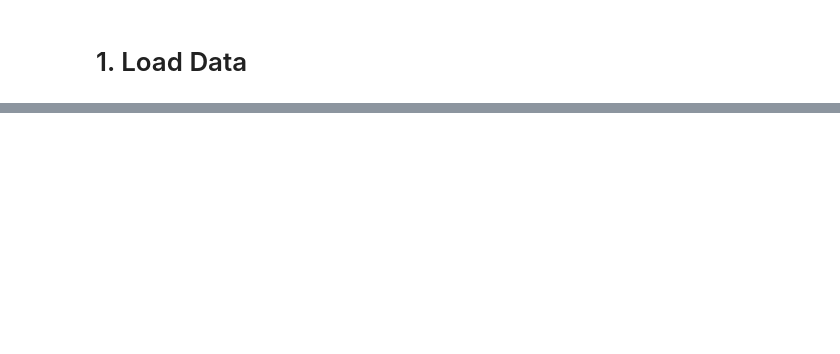
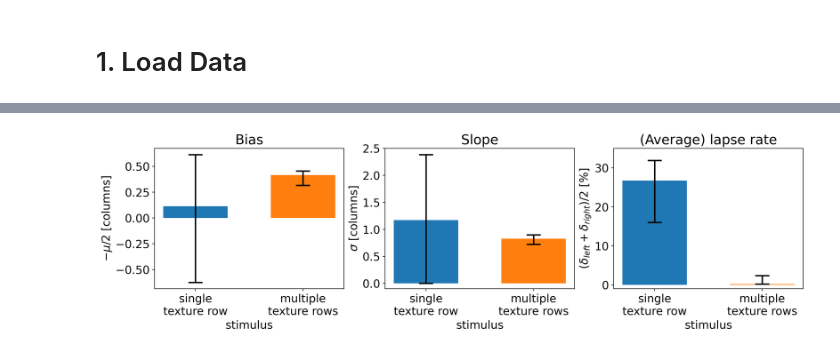
Before and after one commit to iakioh/V1SH_experiment, a Jupyter notebook: analysis/analysis_questplus.ipynb, the cells around one changed output, grey strips where cells are left out. Cells and saved outputs as stored; diff of their text form; code cells hidden in the pictures; blank space fills up the shorter version.

```diff
--- a/analysis/analysis_questplus.ipynb
+++ b/analysis/analysis_questplus.ipynb
@@ -398,0 +1394,43 @@ if save_results:
+# %%
+# plotting
+labels = ["single\ntexture row", "multiple\ntexture rows"]
+x = np.arange(len(labels))
+width = 0.6
+plt.rcParams.update({'font.size': 16})
+fig, axes = plt.subplots(1, 3, figsize=(14, 4), constrained_layout=True, dpi = 400)
+
+# Bias
+bias_mle = [-ML_results_2[1]['mean'][1] / 2, -ML_results_2[12]['mean'][1] / 2]
+bias_ci_lower = [abs(ML_results_2[1]['mean'][2] - ML_results_2[1]['mean'][0]) / 2, abs(ML_results_2[12]['mean'][2] - ML_results_2[12]['mean'][0]) / 2] # the mean upper CI is the bias lower CI
+bias_ci_upper = [abs(ML_results_2[1]['mean'][0] - ML_results_2[1]['mean'][1]) / 2, abs(ML_results_2[12]['mean'][0] - ML_results_2[12]['mean'][1]) / 2] # the mean lower CI is the mean lower CI
+axes[0].bar(x, bias_mle, width, color=['C0','C1'], yerr=[bias_ci_lower, bias_ci_upper], error_kw=dict(elinewidth=2, capthick=2, capsize=10))
+axes[0].set_xticks(x); axes[0].set_xticklabels(labels)
+axes[0].set_ylabel(r'$-\mu / 2$ [columns]')
+axes[0].set_xlabel("stimulus")
+axes[0].set_title('Bias')
+
+# Sensitivity
+sens_mle = [ML_results_2[1]['std'][1], ML_results_2[12]['std'][1]]
+sens_ci_lower = [abs(ML_results_2[1]['std'][0] - ML_results_2[1]['std'][1]), abs(ML_results_2[12]['std'][0] - ML_results_2[12]['std'][1])]
+sens_ci_upper = [abs(ML_results_2[1]['std'][2] - ML_results_2[1]['std'][1]), abs(ML_results_2[12]['std'][2] - ML_results_2[12]['std'][1])]
+axes[1].bar(x, sens_mle, width, color=['C0','C1'], yerr=[sens_ci_lower, sens_ci_upper], error_kw=dict(elinewidth=2, capthick=2, capsize=10))
+axes[1].set_xticks(x); axes[1].set_xticklabels(labels)
+axes[1].set_ylabel(r'$\sigma$ [columns]')
+axes[1].set_title('Slope')
+axes[1].set_xlabel("stimulus")
+axes[1].set_ylim(-0.1, 2.5)
+
+# Lapse rate
+lapse_mle = [(ML_results_2[1]['lapse_rate_left'][1] + ML_results_2[1]['lapse_rate_right'][1]) / 2 * 100, (ML_results_2[12]['lapse_rate_left'][1] + ML_results_2[12]['lapse_rate_right'][1]) / 2 * 100 + 0.2] # + 0.2 just for visualization purposes
+lapse_ci_lower = [(abs(ML_results_2[1]['lapse_rate_left'][0] - ML_results_2[1]['lapse_rate_left'][1]) + abs(ML_results_2[1]['lapse_rate_right'][0] - ML_results_2[1]['lapse_rate_right'][1])) / 2 * 100, (abs(ML_results_2[12]['lapse_rate_left'][0] - ML_results_2[12]['lapse_rate_left'][1]) + abs(ML_results_2[12]['lapse_rate_right'][0] - ML_results_2[12]['lapse_rate_right'][1])) / 2 * 100]
+lapse_ci_upper = [(abs(ML_results_2[1]['lapse_rate_left'][2] - ML_results_2[1]['lapse_rate_left'][1]) + abs(ML_results_2[1]['lapse_rate_right'][2] - ML_results_2[1]['lapse_rate_right'][1])) / 2 * 100, (abs(ML_results_2[12]['lapse_rate_left'][2] - ML_results_2[12]['lapse_rate_left'][1]) + abs(ML_results_2[12]['lapse_rate_right'][2] - ML_results_2[12]['lapse_rate_right'][1])) / 2 * 100]
+axes[2].bar(x, lapse_mle, width, color=['C0','C1'], yerr=[lapse_ci_lower, lapse_ci_upper], error_kw=dict(elinewidth=2, capthick=2, capsize=10))
+axes[2].set_xticks(x); axes[2].set_xticklabels(labels)
+axes[2].set_ylabel(r'$(\delta_{left} + \delta_{right}) / 2$ [%]')
+axes[2].set_title('(Average) lapse rate')
+axes[2].set_xlabel("stimulus")
+axes[2].set_ylim(-1, 35)
+
+plt.show()
+# %% [output]
+[figure, added]
```
Also changed, not shown: parts of 30 cells of this notebook, 12 other files.
